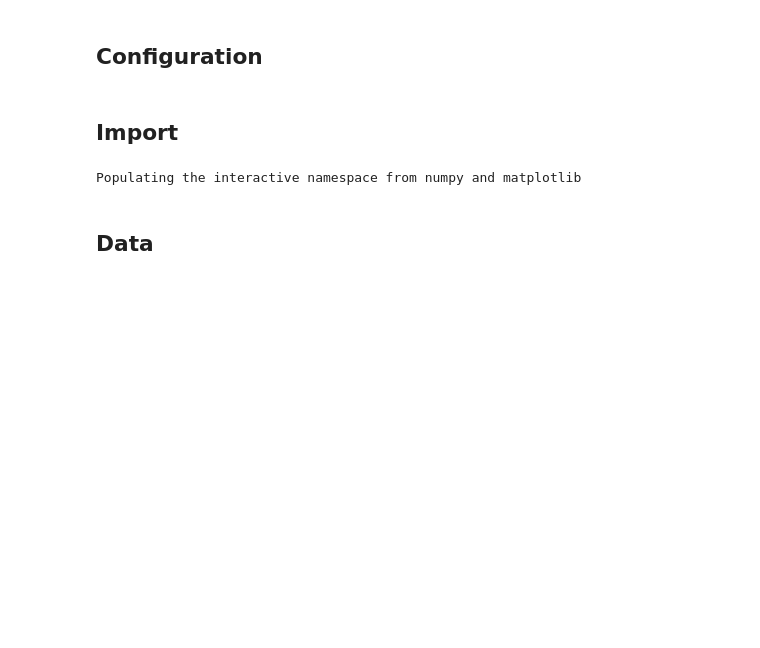
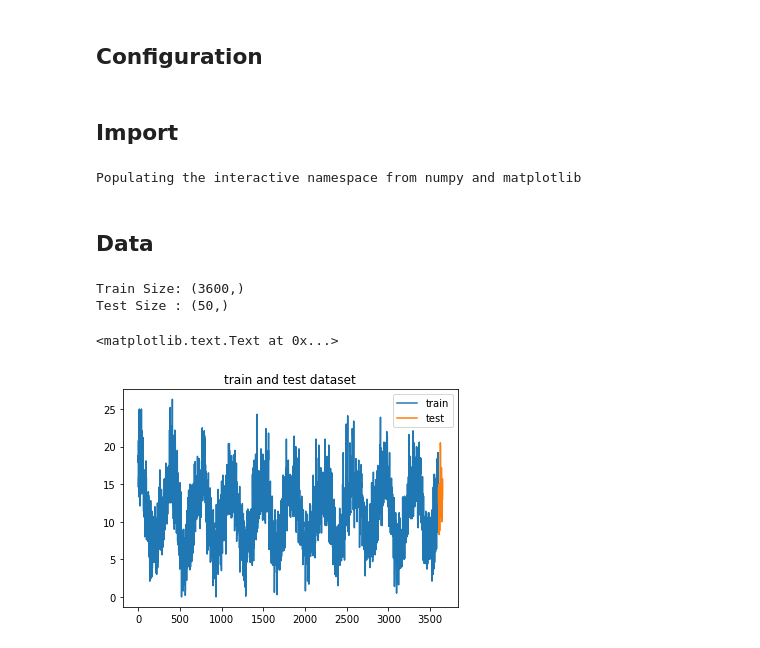
Before and after one commit to AndersonJo/arima-python, a Jupyter notebook: 02 Dickey Fuller Test.ipynb, the cells around one changed output. Saved outputs shown, nothing was run; the diff lists cells and outputs as text; code cells hidden in the pictures; blank space fills up the shorter version.

```diff
--- a/02 Dickey Fuller Test.ipynb
+++ b/02 Dickey Fuller Test.ipynb
@@ -36,3 +36,30 @@ from data import get_data, diff, show_diff
 Populating the interactive namespace from numpy and matplotlib
 # %% [markdown]
 ## Data
+# %%
+TEST_SIZE = 50
+
+def get_temperature_data(normalize=True):
+    _filename= './dataset/daily-minimum-temperatures-in-me.csv'
+    dataframe = pd.Series.from_csv(_filename, header=0)
+    dataframe.index = dataframe.index.to_datetime()
+    dataframe = dataframe.astype('float64')
+    data = dataframe.as_matrix()
+    train, test = data[:-TEST_SIZE], data[-TEST_SIZE:]
+    return data, train, test
+
+data, train, test = get_temperature_data()
+
+print('Train Size:', train.shape)
+print('Test Size :', test.shape)
+# %% [output]
+Train Size: (3600,)
+Test Size : (50,)
+# %%
+plot(np.arange(len(train)), train, label='train')
+plot(np.arange(len(train), len(train)+len(test)), test, label='test')
+legend()
+title('train and test dataset')
+# %% [output]
+<matplotlib.text.Text at 0x...>
+[figure, added]
```
Also changed, not shown: parts of 9 cells of this notebook, 7 other files.
